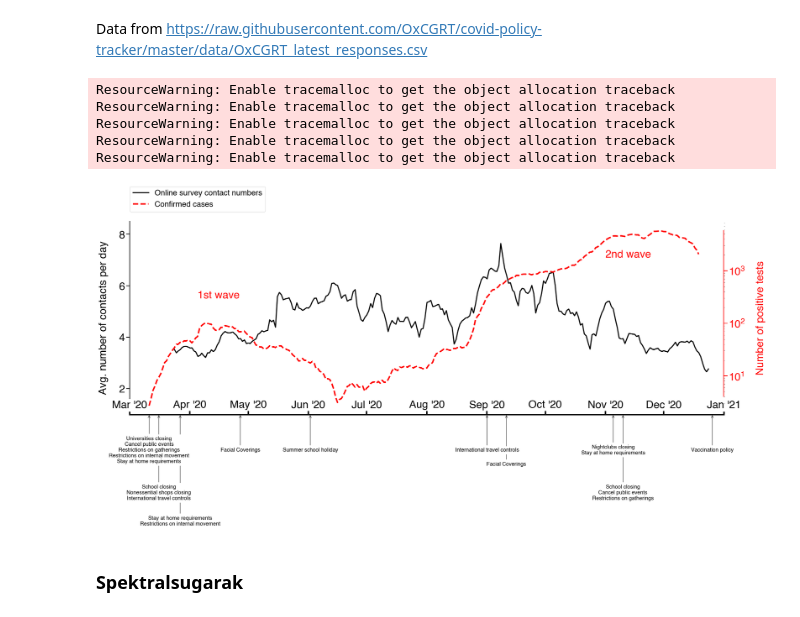
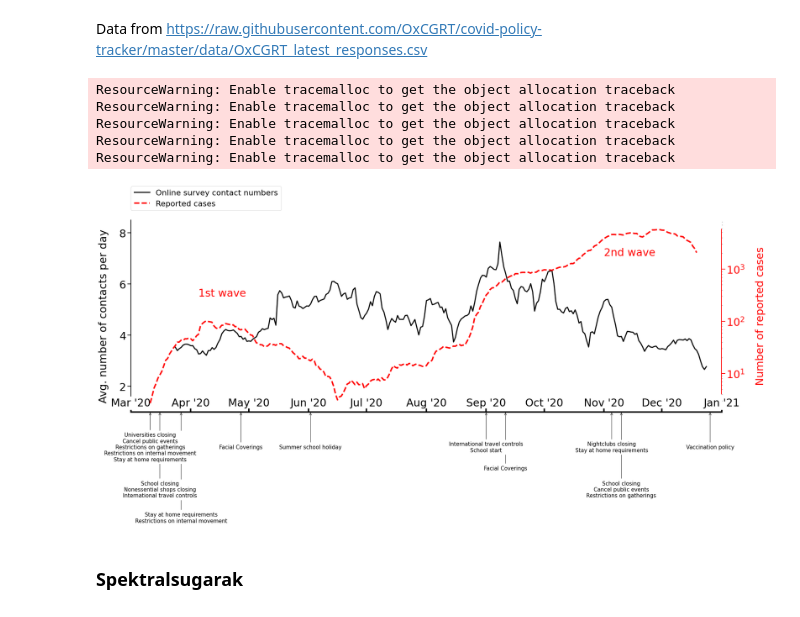
Before and after one commit to zsvizi/r-eff-social-contact-surveys-covid-19-hungary, a Jupyter notebook: manuscript_figures.ipynb, the cells around one changed output. Saved outputs shown, nothing was run; the diff lists cells and outputs as text; code cells hidden in the pictures.

Commit message:
Added minor figure corrections.

```diff
--- a/manuscript_figures.ipynb
+++ b/manuscript_figures.ipynb
@@ -57,7 +57,7 @@ Data from https://raw.githubusercontent.com/OxCGRT/covid-policy-tracker/master/d
 
 subset_measures = pd.read_csv('data/hungary_measures.csv')\
     .groupby("StartDate").agg(lambda x: list(x))
-
+subset_measures.at[20200901,"PolicyType"] = [*subset_measures.loc[20200901]["PolicyType"],"C1: School start"]
 subset_measures["yoffset"] = 0
 
 subset_measures["datediff"] = np.diff(subset_measures.index,prepend=0)
@@ -80,6 +80,8 @@ for e,f in zip(subset_measures["small_datediff"],subset_measures["PolicyType"]):
 subset_measures["offset"] = l
 
 subset_measures["arbitrary_offset"] =0
+# %%
+subset_measures.at[20200911,"arbitrary_offset"] = -20
 # %%
 # contact data nofilter
 df2 = pd.DataFrame.from_dict(pd.DataFrame(
@@ -140,8 +142,8 @@ mask = ([t<datetime(2020,12,20) for t in sim_1.data.reference_r_eff_data.datetim
 # casenum
 N = 3 # smoothing the curve
 ax2.plot(sim_1.data.reference_r_eff_data[mask]["datetime"],np.convolve(sim_1.data.reference_r_eff_data[mask]["casenum"], np.ones(2 * N + 1) / (2 * N + 1), mode='same'),
-         'r--', lw=4, label="Confirmed cases")
-ax2.set_ylabel("Number of positive tests",color="r",labelpad=30)
+         'r--', lw=4, label="Reported cases")
+ax2.set_ylabel("Number of reported cases",color="r",labelpad=30)
 ax2.semilogy()
 
 # adding annotations to the case numbers
@@ -179,34 +181,34 @@ for r in subset_measures[::-1].iterrows():
         "\n".join([e.split(":")[1][1:] for e in r[1]["PolicyType"]]),
         (datetime.strptime(str(r[1].name),"%Y%m%d"),1),
         (0,-100-r[1].offset*40+r[1]["arbitrary_offset"]),
         xycoords="data",
         textcoords="offset points",
         fontsize=15,
         arrowprops = dict(arrowstyle="->"),
         ha="center",
         va="center",
         bbox=dict(fc=(1.0, 1, 1),ec=(1,1,1,1))
     )
 
 # redrawing the right axis to overcome zorder issue
 ax2.spines["right"].set_visible(False)
 ax2.vlines(datetime(2021,1,1),4,5900,color='red',lw=4)
 
 
 # legend
 h1,l1 = ax1.get_legend_handles_labels()
 h2,l2 = ax2.get_legend_handles_labels()
 
 ax1.legend(h1+h2,l1+l2,loc=(0,1.05),fontsize=22)
 
 plt.savefig("./plots/fig1b_v2.png", dpi=300, bbox_inches="tight")
 # %% [output]
 ResourceWarning: Enable tracemalloc to get the object allocation traceback
 ResourceWarning: Enable tracemalloc to get the object allocation traceback
 ResourceWarning: Enable tracemalloc to get the object allocation traceback
 ResourceWarning: Enable tracemalloc to get the object allocation traceback
 ResourceWarning: Enable tracemalloc to get the object allocation traceback
-[figure, old version]
+[figure, new version]
 # %% [markdown]
 ### Spektralsugarak
 # %%
```
Also changed, not shown: parts of 2 cells of this notebook.
